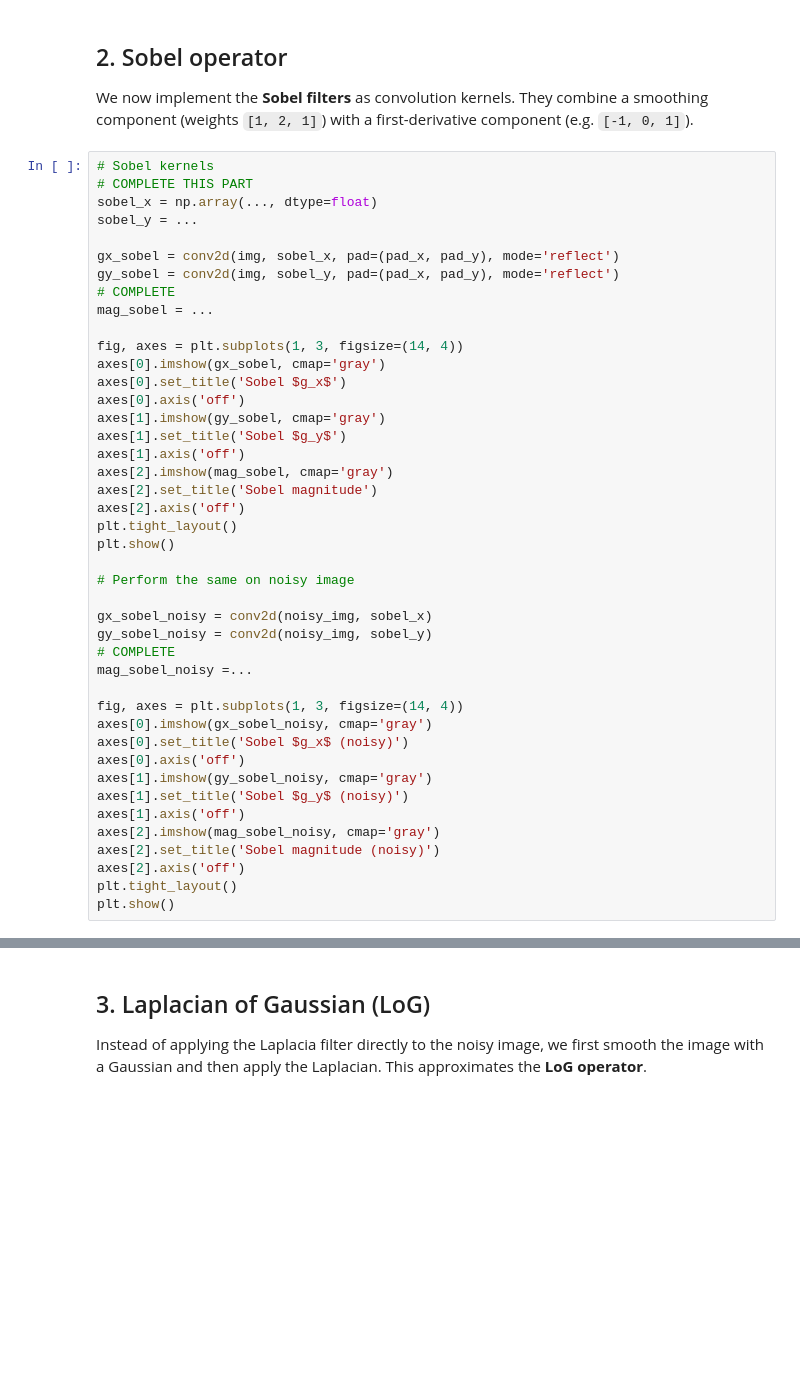
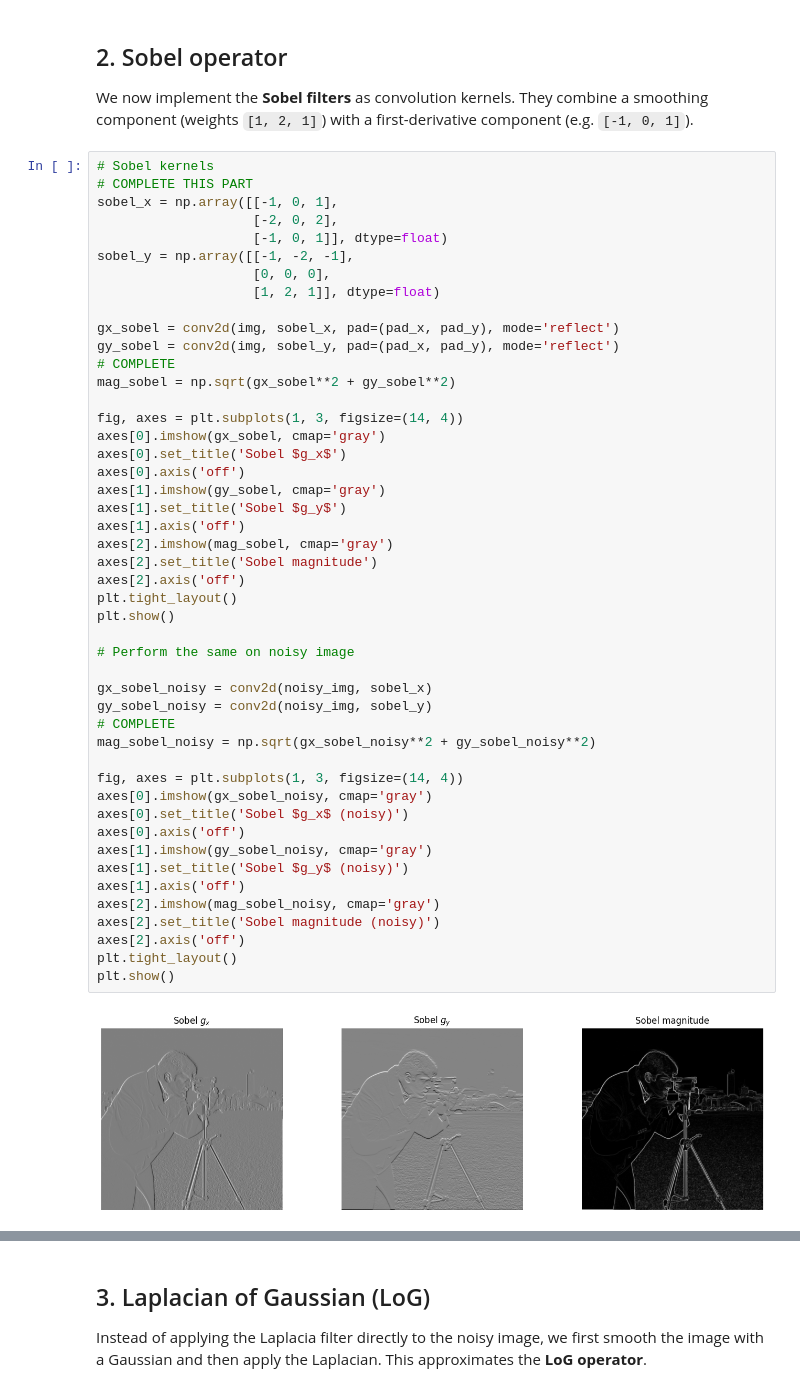
Before and after one commit to mariomine88/Unige_code, a Jupyter notebook: Master/First/DSP/Lab 4 - Feature extraction and edge detection/DSIP_lab4.ipynb, the cells around one changed output, grey strips where cells are left out. Drawn from its saved outputs; the diff is of its cells as text; blank space fills up the shorter version.

```diff
--- a/Master/First/DSP/Lab 4 - Feature extraction and edge detection/DSIP_lab4.ipynb
+++ b/Master/First/DSP/Lab 4 - Feature extraction and edge detection/DSIP_lab4.ipynb
@@ -138,43 +147,49 @@ first-derivative component (e.g. `[-1, 0, 1]`).
 # %%
 # Sobel kernels
 # COMPLETE THIS PART
-sobel_x = np.array(..., dtype=float)
-sobel_y = ...
+sobel_x = np.array([[-1, 0, 1],
+                    [-2, 0, 2],
+                    [-1, 0, 1]], dtype=float)
+sobel_y = np.array([[-1, -2, -1],
+                    [0, 0, 0],
+                    [1, 2, 1]], dtype=float)
 
 gx_sobel = conv2d(img, sobel_x, pad=(pad_x, pad_y), mode='reflect')
 gy_sobel = conv2d(img, sobel_y, pad=(pad_x, pad_y), mode='reflect')
 # COMPLETE
-mag_sobel = ...
+mag_sobel = np.sqrt(gx_sobel**2 + gy_sobel**2)
 
 fig, axes = plt.subplots(1, 3, figsize=(14, 4))
 axes[0].imshow(gx_sobel, cmap='gray')
 axes[0].set_title('Sobel $g_x$')
 axes[0].axis('off')
 axes[1].imshow(gy_sobel, cmap='gray')
 axes[1].set_title('Sobel $g_y$')
 axes[1].axis('off')
 axes[2].imshow(mag_sobel, cmap='gray')
 axes[2].set_title('Sobel magnitude')
 axes[2].axis('off')
 plt.tight_layout()
 plt.show()
 
 # Perform the same on noisy image
 
 gx_sobel_noisy = conv2d(noisy_img, sobel_x)
 gy_sobel_noisy = conv2d(noisy_img, sobel_y)
 # COMPLETE
-mag_sobel_noisy =...
+mag_sobel_noisy = np.sqrt(gx_sobel_noisy**2 + gy_sobel_noisy**2)
 
 fig, axes = plt.subplots(1, 3, figsize=(14, 4))
 axes[0].imshow(gx_sobel_noisy, cmap='gray')
 axes[0].set_title('Sobel $g_x$ (noisy)')
 axes[0].axis('off')
 axes[1].imshow(gy_sobel_noisy, cmap='gray')
 axes[1].set_title('Sobel $g_y$ (noisy)')
 axes[1].axis('off')
 axes[2].imshow(mag_sobel_noisy, cmap='gray')
 axes[2].set_title('Sobel magnitude (noisy)')
 axes[2].axis('off')
 plt.tight_layout()
 plt.show()
+# %% [output]
+[figure, added]
```
Also changed, not shown: parts of 9 cells of this notebook.
